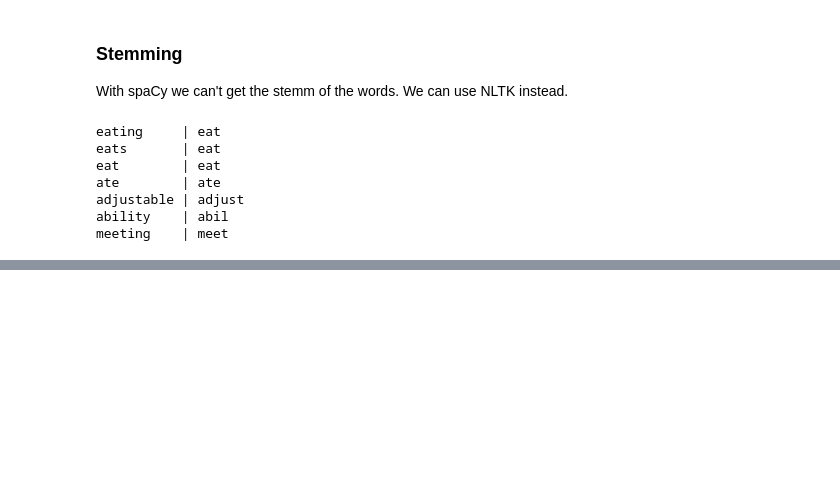
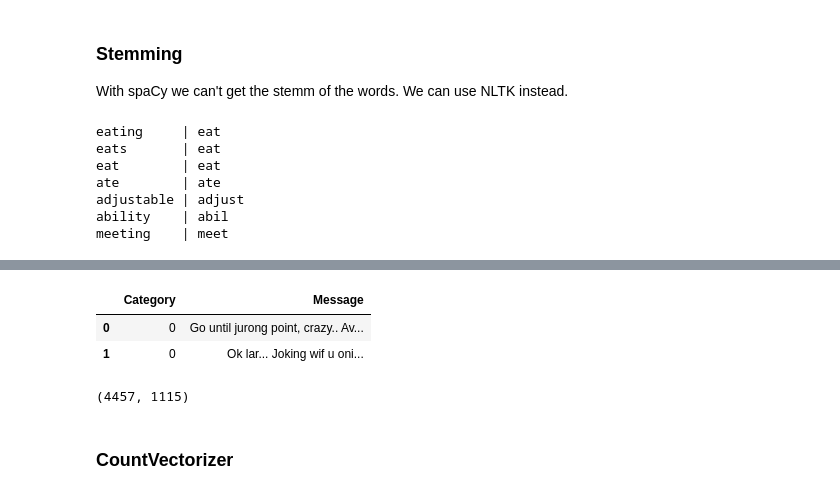
Before and after one commit to Dforouzanfar/Machine_Learning, a Jupyter notebook: 3. Applications/1. Text Mining/Spacy.ipynb, the cells around one changed output, grey strips where cells are left out. Saved outputs shown, nothing was run; the diff lists cells and outputs as text; code cells hidden in the pictures; blank space fills up the shorter version.

```diff
--- a/3. Applications/1. Text Mining/Spacy.ipynb
+++ b/3. Applications/1. Text Mining/Spacy.ipynb
@@ -303,0 +442,7 @@ meeting    | meet
+# %%
+df['Category'] = df['Category'].map({'spam': 1, 'ham':0}).astype(int)
+df.head(2)
+# %% [output]
+|  | Category | Message |
+| 0 | 0 | Go until jurong point, crazy.. Av... |
+| 1 | 0 | Ok lar... Joking wif u oni... |
@@ -303,0 +453,6 @@ meeting    | meet
+# %%
+len(X_train), len(X_test)
+# %% [output]
+(4457, 1115)
+# %% [markdown]
+### CountVectorizer
```
Also changed, not shown: parts of 42 cells of this notebook.
